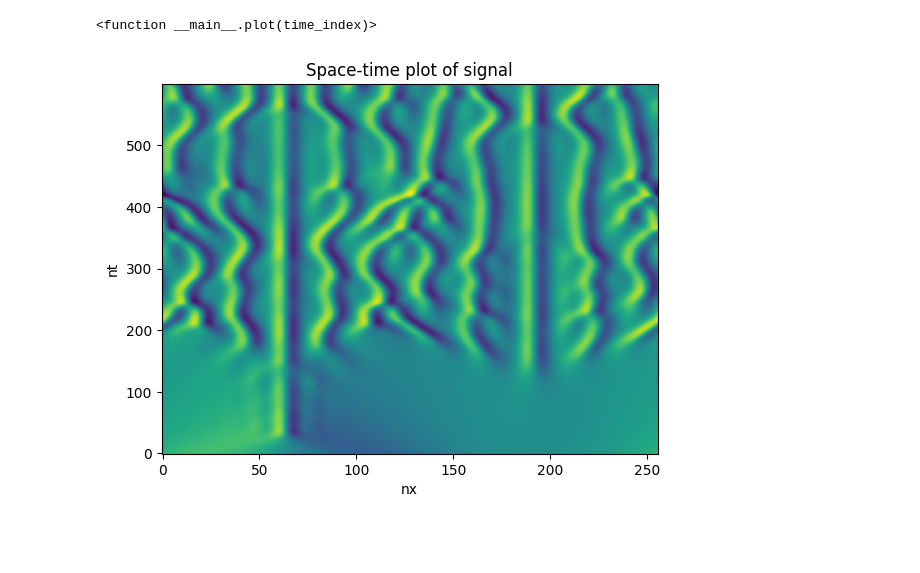
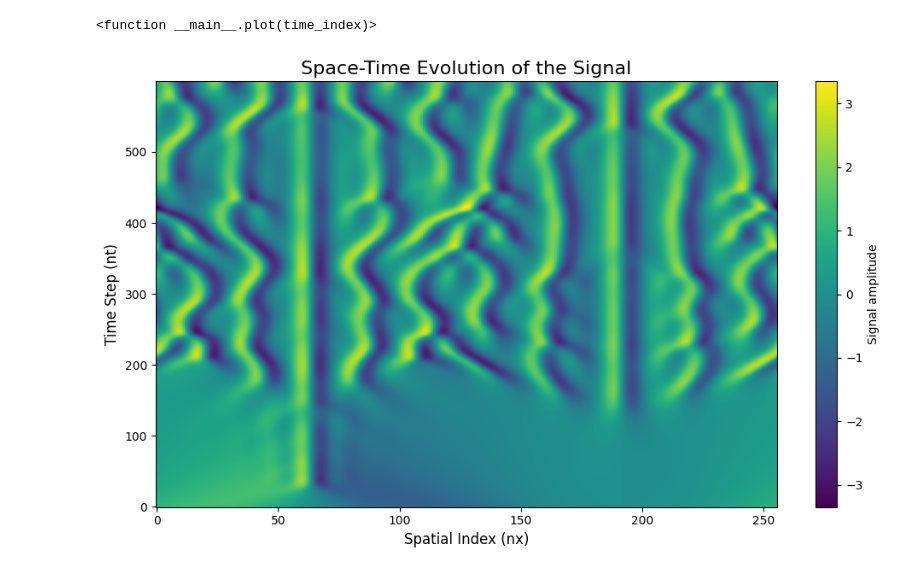
Before and after one commit to jameswoodfield/Particle_Filter, a Jupyter notebook: Example_1_KS.ipynb, the cells around one changed output. Drawn from its saved outputs; the diff is of its cells as text; code cells hidden in the pictures; blank space fills up the shorter version.

```diff
--- a/Example_1_KS.ipynb
+++ b/Example_1_KS.ipynb
@@ -50,5 +49,5 @@ I0000 00:00:1744361507.213767       1 tfrt_cpu_pjrt_client.cc:349] TfrtCpuClient
 # %% [markdown]
 To run the model outputting all timesteps we run the signal model, with nmax timesteps.
 # %%
-final, all = signal_model.run(initial_signal, signal_model.nmax, None)
+final, all = signal_model.run(initial_signal, signal_model.params.nt, None)
 # %% [markdown]
@@ -86,10 +86,13 @@ interact(plot, time_index=(0, signal_model.nmax))
 interactive(children=(IntSlider(value=300, description='time_index', max=600), Output()), _dom_classes=('widge…
 <function __main__.plot(time_index)>
 # %%
-plt.title('Space-time plot of signal')
-plt.imshow(all[:,0,:],aspect='auto',origin='lower')
-plt.xlabel('nx')
-plt.ylabel('nt')
+plt.figure(figsize=(10, 6))
+plt.imshow(all[:, 0, :], aspect='auto', origin='lower', cmap='viridis')
+plt.colorbar(label='Signal amplitude')
+plt.title('Space-Time Evolution of the Signal', fontsize=16)
+plt.xlabel('Spatial Index (nx)', fontsize=12)
+plt.ylabel('Time Step (nt)', fontsize=12)
+plt.tight_layout()
 plt.show()
 # %% [output]
-[figure, old version]
+[figure, new version]
```
Also changed, not shown: parts of 9 cells of this notebook, 11 other files.
